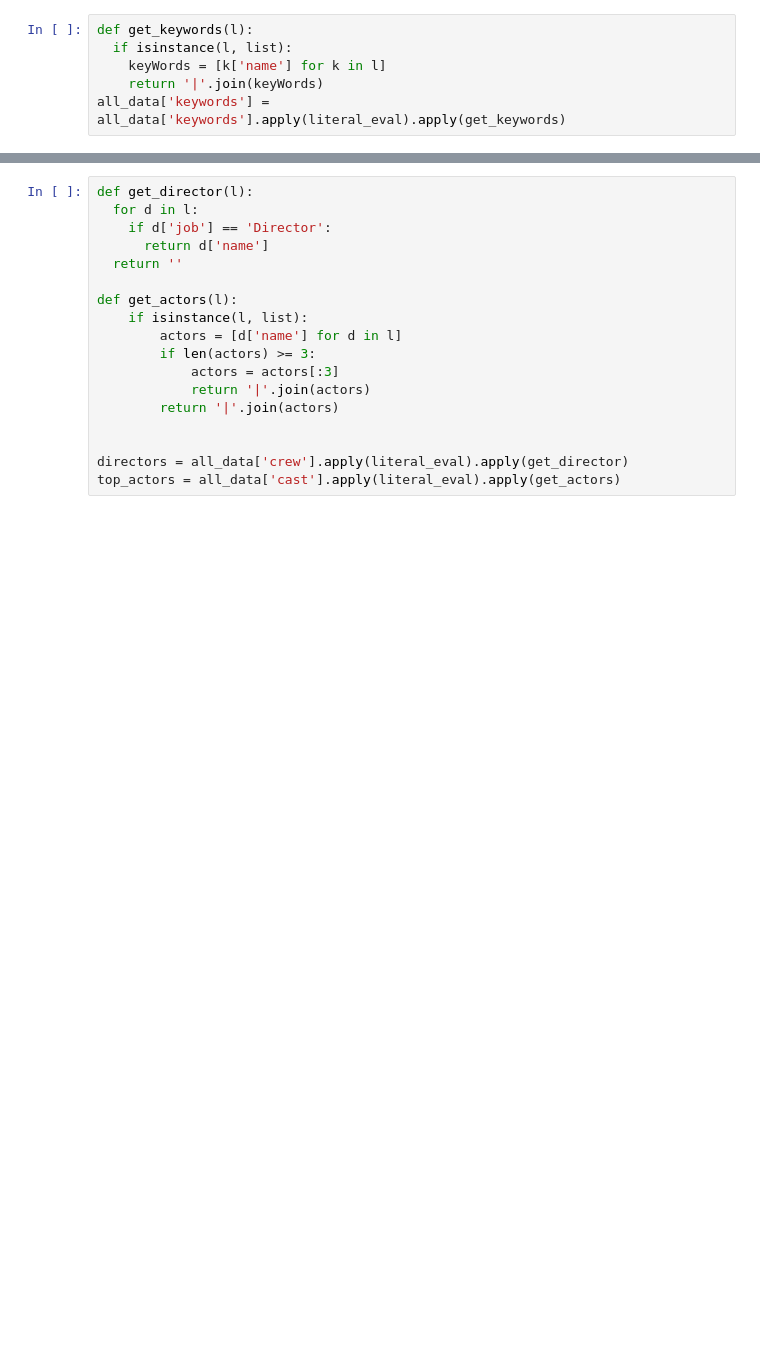
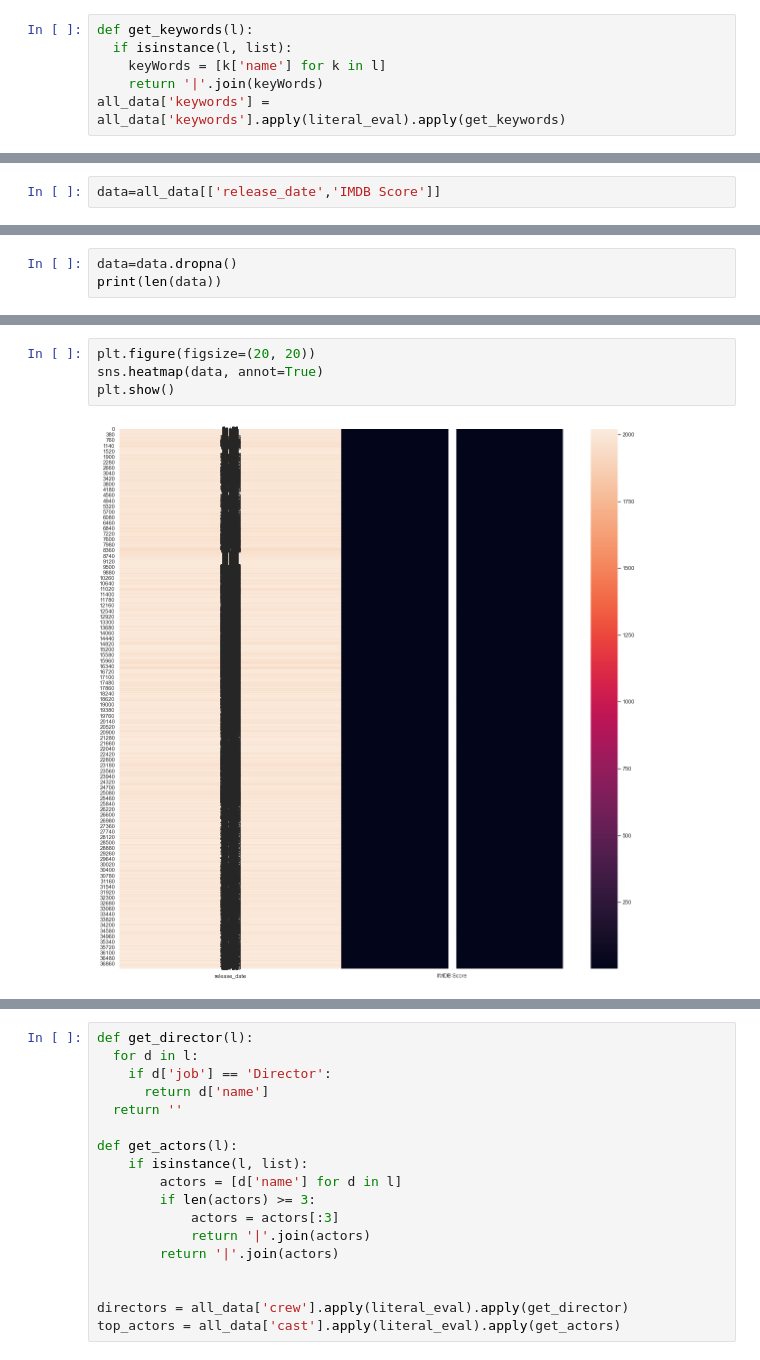
Before and after one commit to PritishWadhwa/IMDb-Movie-Rating-Predictor, a Jupyter notebook: Movies_Rating_Prediction.ipynb, the cells around one changed output, grey strips where cells are left out. Cells and saved outputs as stored; diff of their text form; blank space fills up the shorter version.

Commit message:
Added heat plots

```diff
--- a/Movies_Rating_Prediction.ipynb
+++ b/Movies_Rating_Prediction.ipynb
@@ -891,0 +850,2 @@ Size of dictionary:  841
+# %%
+data=all_data[['release_date','IMDB Score']]
@@ -891,0 +856,3 @@ Size of dictionary:  841
+# %%
+data=data.dropna()
+print(len(data))
@@ -892,3 +893,9 @@ Size of dictionary:  841
+# %%
+plt.figure(figsize=(20, 20))
+sns.heatmap(data, annot=True)
+plt.show()
+# %% [output]
+[figure, added]
 # %%
 score_by_genre = all_data.groupby(['Genre'])['IMDB Score'].agg(
     ['mean', 'count']).sort_values(by='mean')
```
Also changed, not shown: parts of 28 cells of this notebook, 9 other files.
